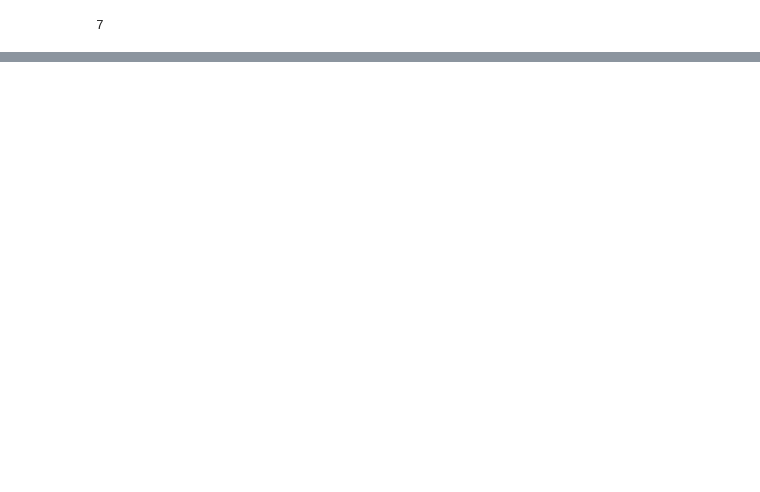
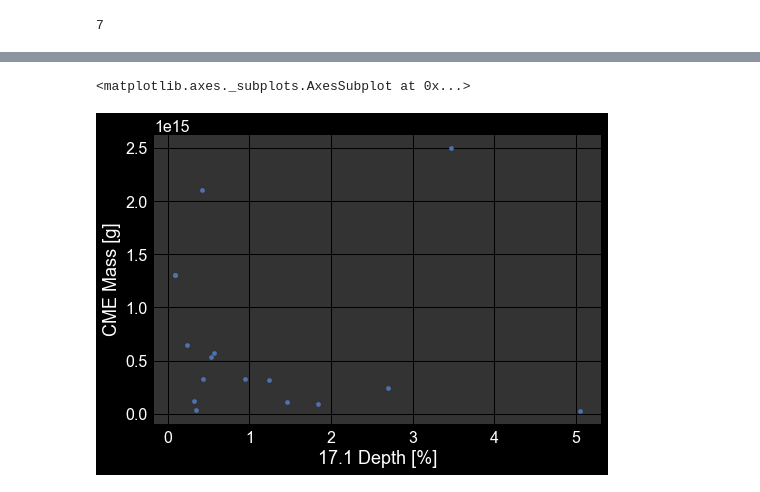
Before and after one commit to jmason86/James-s-EVE-Dimming-Index-JEDI, a Jupyter notebook: explore/explore_jedi_cdaw.ipynb, the cells around one changed output, grey strips where cells are left out. Saved outputs shown, nothing was run; the diff lists cells and outputs as text; code cells hidden in the pictures; blank space fills up the shorter version.

```diff
--- a/explore/explore_jedi_cdaw.ipynb
+++ b/explore/explore_jedi_cdaw.ipynb
@@ -275,0 +286,5 @@ Name: Has CME, Length: 237, dtype: object
+# %%
+jedicdaw.plot.scatter(y='CME Mass [g]', x='17.1 Depth [%]')
+# %% [output]
+<matplotlib.axes._subplots.AxesSubplot at 0x...>
+[figure, added]
```
Also changed, not shown: parts of 16 cells of this notebook.
